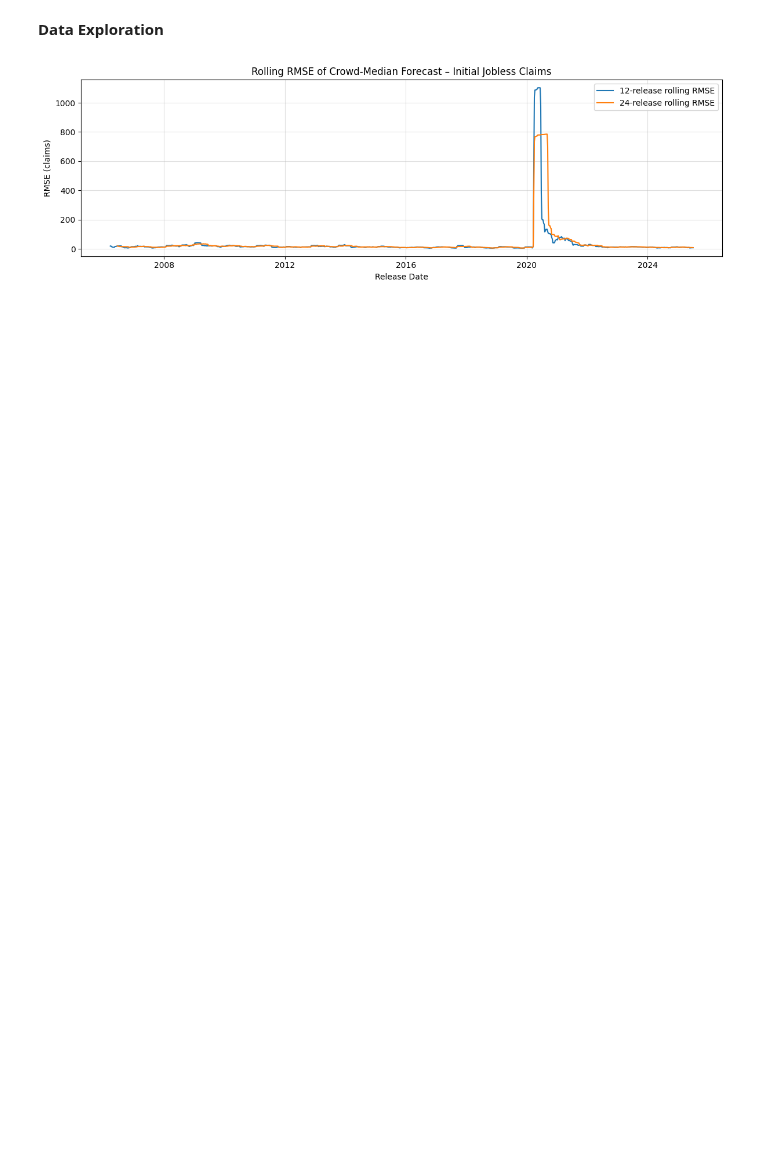
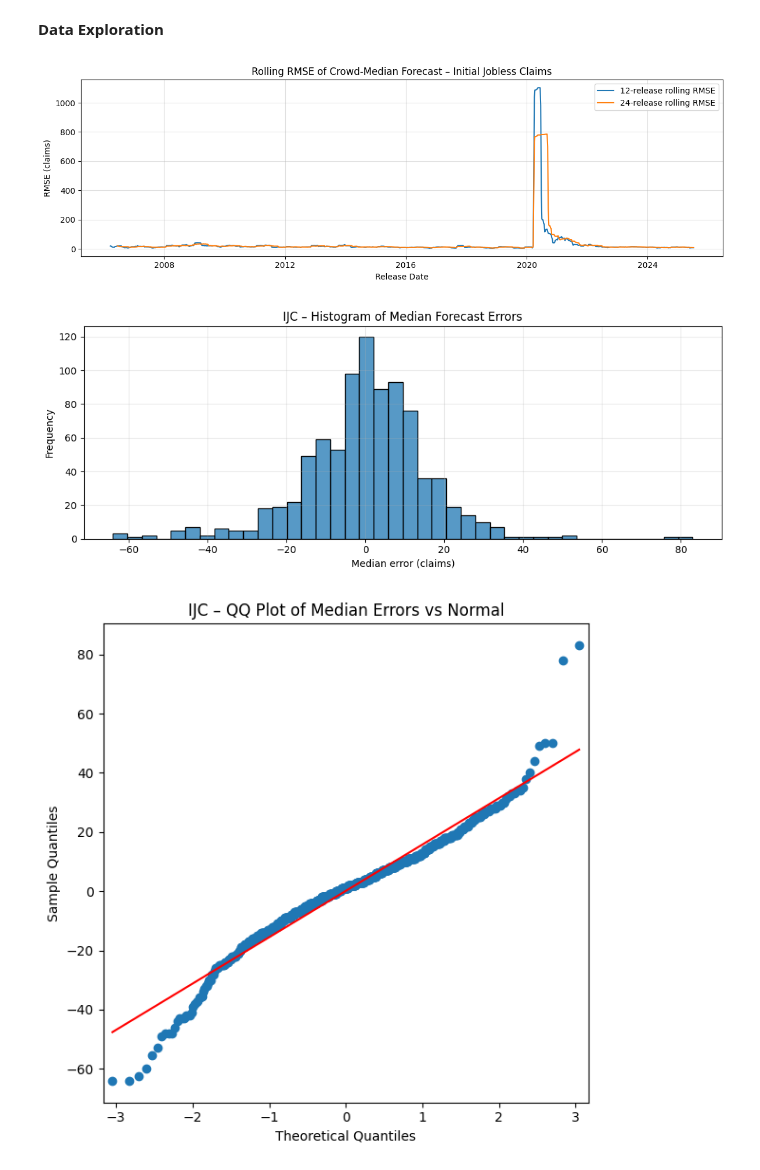
Before and after one commit to nicwjh/nfp-forecasting, a Jupyter notebook: notebooks/ijc_eda.ipynb, the cells around one changed output. Saved outputs shown, nothing was run; the diff lists cells and outputs as text; code cells hidden in the pictures; blank space fills up the shorter version.

```diff
--- a/notebooks/ijc_eda.ipynb
+++ b/notebooks/ijc_eda.ipynb
@@ -91,3 +93,83 @@ plt.tight_layout()
 plt.show()
 # %% [output]
 [figure]
+# %%
+# ░░ Diagnostics for IJC median-forecast errors ░░
+
+# ------------------------------------------------------------------
+# 1 ▸ build release-level median error series
+# ------------------------------------------------------------------
+def get_median_errors(panel: pd.DataFrame) -> np.ndarray:
+    """
+    Return 1-D numpy array of (median forecast – actual) errors,
+    one value per release date, for the supplied long panel.
+    """
+    per_rel = (panel
+               .groupby("release_date")
+               .agg(median_fc=("forecast", "median"),
+                    actual    =("actual",   "first"))
+               .dropna(subset=["actual"]))          # exclude unreleased week(s)
+    return (per_rel["median_fc"] - per_rel["actual"]).values
+
+median_errors = get_median_errors(df)          # or df for COVID-filtered
+
+# ------------------------------------------------------------------
+# 2 ▸ histogram of median errors
+# ------------------------------------------------------------------
+plt.figure(figsize=(10, 4))
+sns.histplot(median_errors, bins=40, edgecolor="black")
+plt.title("IJC – Histogram of Median Forecast Errors")
+plt.xlabel("Median error (claims)")
+plt.ylabel("Frequency")
+plt.grid(alpha=.3)
+plt.tight_layout()
+plt.show()
+
+# ------------------------------------------------------------------
+# 3 ▸ QQ plot vs Normal
+# ------------------------------------------------------------------
+plt.figure(figsize=(6, 6))
+sm.qqplot(median_errors, line="s", ax=plt.gca())
+plt.title("IJC – QQ Plot of Median Errors vs Normal")
+plt.tight_layout()
+plt.show()
+
+# ------------------------------------------------------------------
+# 4 ▸ normality & Student-t GOF tests
+# ------------------------------------------------------------------
+jb_stat, jb_p = st.jarque_bera(median_errors)
+
+nu_hat, loc_hat, scale_hat = st.t.fit(median_errors)            # Student-t MLE
+ks_stat, ks_p = st.kstest(median_errors, 't',
+                          args=(nu_hat, loc_hat, scale_hat))
+
+cvm_res = st.cramervonmises(
+    median_errors,
+    lambda x: st.t.cdf(x, df=nu_hat, loc=loc_hat, scale=scale_hat)
+)
+
+print("\n=== Tests on IJC median-forecast errors ===")
+print(f"Jarque-Bera     : JB = {jb_stat:9.2f}   p = {jb_p:.4f}")
+print(f"KS vs Student-t : D  = {ks_stat:9.3f}   p = {ks_p:.4f}")
+print(f"CvM vs Student-t: W² = {cvm_res.statistic:9.3f}   p = {cvm_res.pvalue:.4f}")
+
+# ------------------------------------------------------------------
+# 5 ▸ histogram + fitted Student-t PDF overlay
+# ------------------------------------------------------------------
+xgrid = np.linspace(median_errors.min(), median_errors.max(), 400)
+pdf_t = st.t.pdf(xgrid, df=nu_hat, loc=loc_hat, scale=scale_hat)
+
+plt.figure(figsize=(10, 4))
+sns.histplot(median_errors, bins=40, stat="density",
+             edgecolor="black", color="lightgray")
+plt.plot(xgrid, pdf_t, c="red", lw=2,
+         label=f"Student-t (ν={nu_hat:.1f}, μ={loc_hat:.1f}, σ={scale_hat:.1f})")
+plt.title("IJC – Median Error Density with Fitted Student-t Overlay")
+plt.xlabel("Median error (claims)")
+plt.ylabel("Density")
+plt.legend()
+plt.tight_layout()
+plt.show()
+# %% [output]
+[figure, added]
+[figure, added]
```
Also changed, not shown: parts of 4 cells of this notebook, 6 other files.
